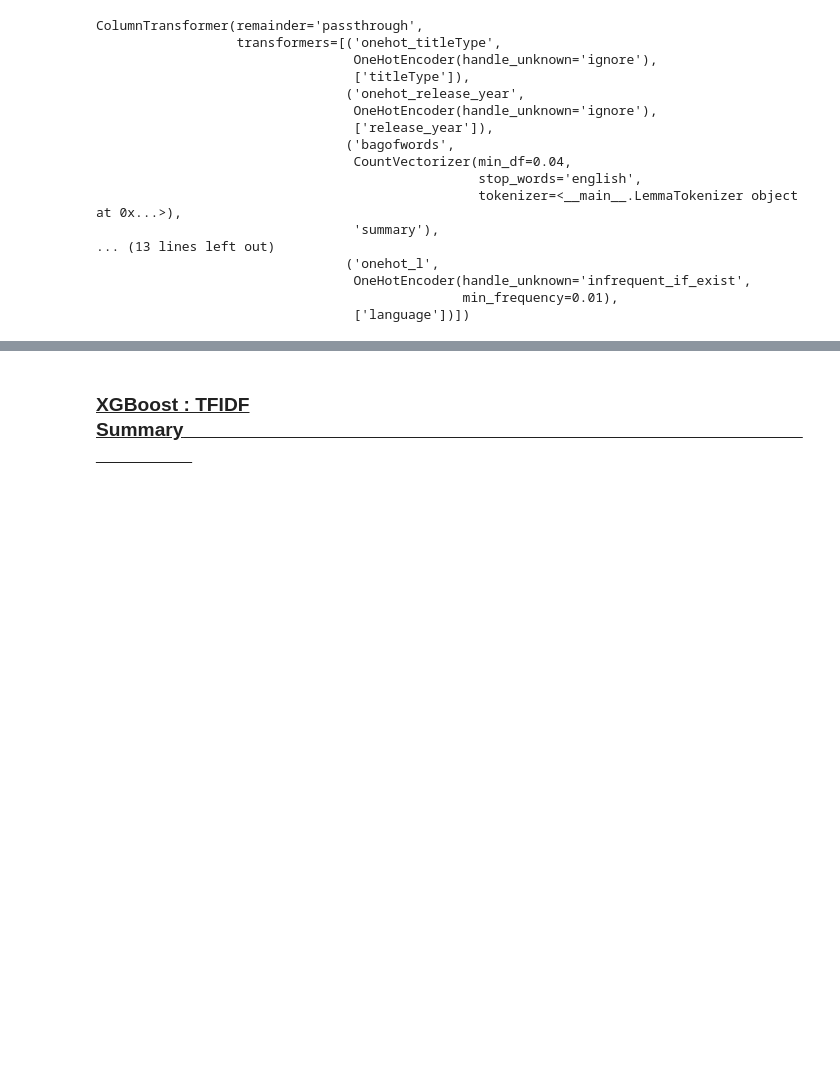
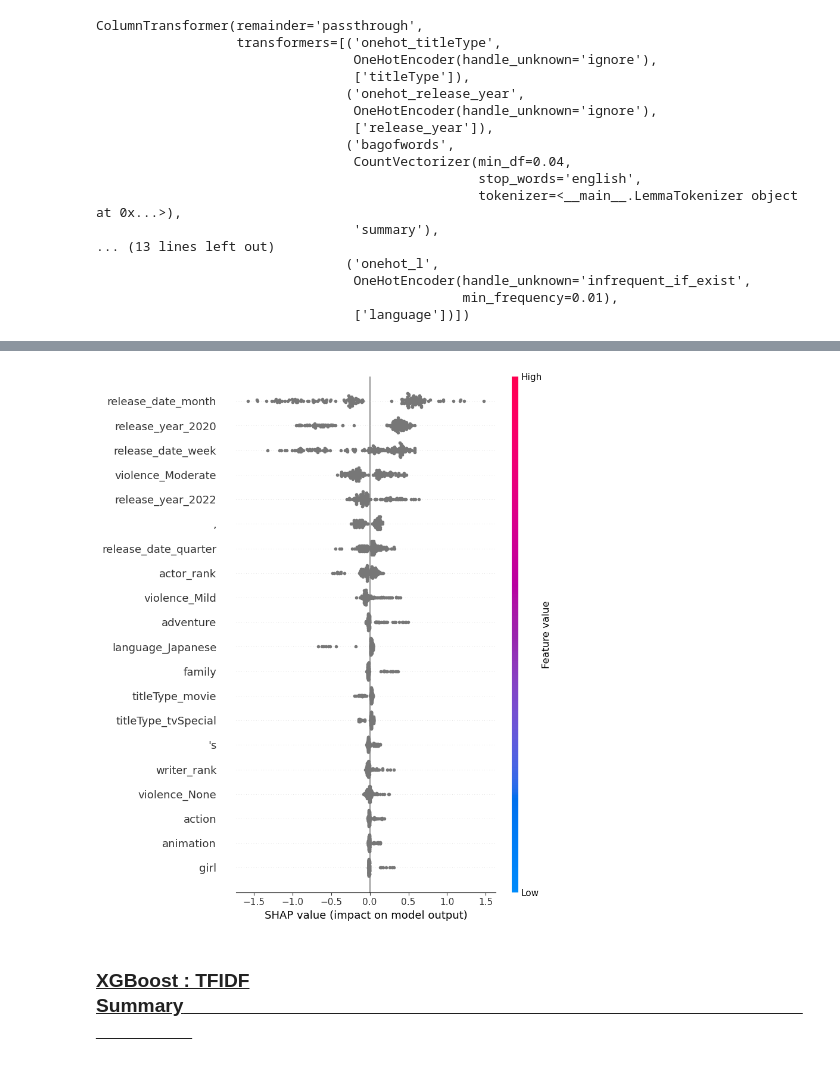
Before and after one commit to Joeyzect/Netflix_ALab_2022, a Jupyter notebook: notebooks/14-joseph-movies-modelling-final copy.ipynb, the cells around one changed output, grey strips where cells are left out. Saved outputs shown, nothing was run; the diff lists cells and outputs as text; code cells hidden in the pictures; blank space fills up the shorter version.

Commit message:
fixed for ranks

```diff
--- a/notebooks/14-joseph-movies-modelling-final copy.ipynb
+++ b/notebooks/14-joseph-movies-modelling-final copy.ipynb
@@ -423,12 +423,15 @@ def get_feature_names(estimator):
     feature_names = []
     for transformer in estimator.transformers_:
         try:
-            feature_names.append(transformer[1].get_feature_names_out())
+            if transformer[0] == 'rankings_pipeline':
+                feature_names.append(['director_rank', 'actor_rank', 'writer_rank'])
+            else:
+                feature_names.append(transformer[1].get_feature_names_out())
         except:
             pass
     feature_names = np.concatenate(feature_names)
-    unchanged_features = [feature for feature in estimator.feature_names_in_ if feature not in ['release_year', 'titleType', 'genres', 'summary', 'nudity', 'violence', 'profanity', 'alcohol', 'frightening', 'language']]
+    unchanged_features = [feature for feature in estimator.feature_names_in_ if feature not in ['release_year', 'titleType', 'genres', 'summary', 'nudity', 'violence', 'profanity', 'alcohol', 'frightening', 'language', 'director_rank', 'actor_rank', 'writer_rank']]
     feature_names = np.concatenate([feature_names, unchanged_features])
     return feature_names
 # %%
-get_feature_names(best_xgb_gs_bow['xgb_transformer'])
+xgb_gs_bow_feature_names = get_feature_names(best_xgb_gs_bow['xgb_transformer'])
@@ -472,0 +454,4 @@ unchanged_features = [feature for feature in best_xgb_gs_bow['xgb_transformer'].
+# %%
+explainer = shap.TreeExplainer(best_xgb_gs_bow['xgb'])
+
+shap_values = explainer.shap_values(xgb.DMatrix(best_xgb_gs_bow['xgb_transformer'].transform(X_test), y_test))
@@ -473,3 +486,7 @@ unchanged_features = [feature for feature in best_xgb_gs_bow['xgb_transformer'].
+# %%
+shap.summary_plot(shap_values, best_xgb_gs_bow['xgb_transformer'].transform(X_test), feature_names=xgb_gs_bow_feature_names)
+# %% [output]
+[figure, added]
 # %% [markdown]
 ### <u>XGBoost : TFIDF Summary<u>___________________________________________________________________
 # %%
```
Also changed, not shown: parts of 10 cells of this notebook.
